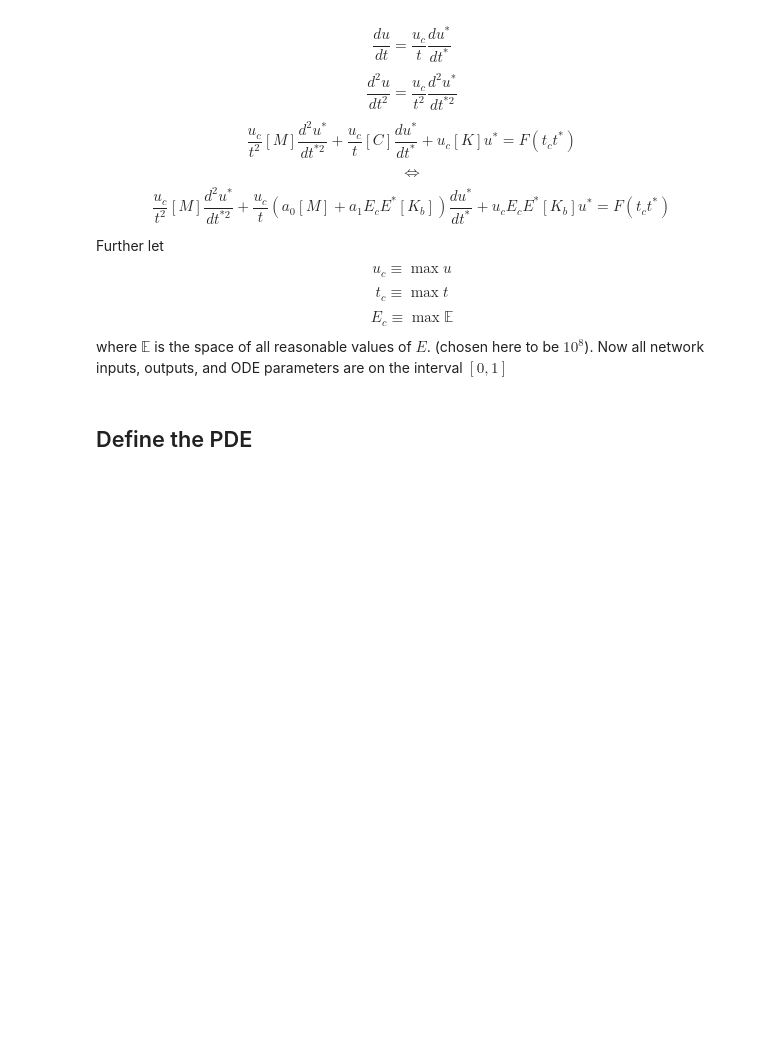
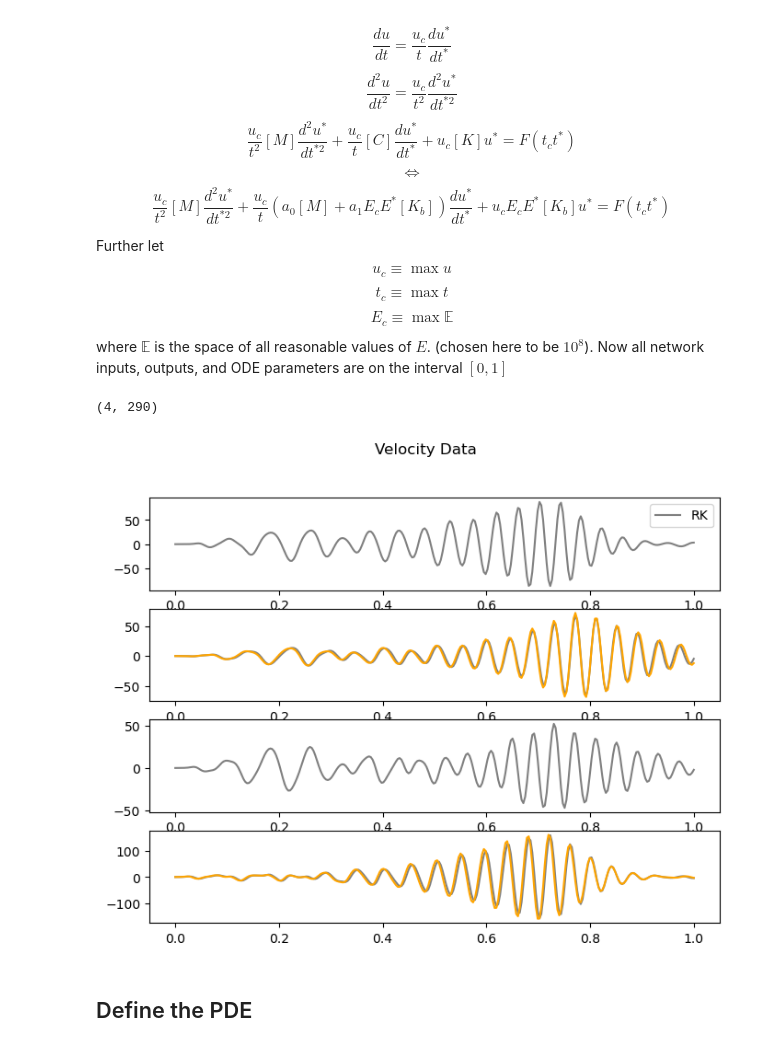
Before and after one commit to Gunnar703/pinn, a Jupyter notebook: analysis.ipynb, the cells around one changed output. Drawn from its saved outputs; the diff is of its cells as text; code cells hidden in the pictures; blank space fills up the shorter version.

```diff
--- a/analysis.ipynb
+++ b/analysis.ipynb
@@ -68,33 +73,67 @@ for name in data:
         data[name] /= U_MAX
     elif "Vel" in name:
         data[name] *= T_MAX / U_MAX
 
 # For convenience
 a0, a1 = data["Damp_param"]
 
 # Get Constant Tensors ready
 M = torch.Tensor(data["M"])
 Kb = torch.Tensor(data["k_basis"])
 
 
 # Define interpolation of F. Returns M x N_DIM tensor.
 def load(t: torch.Tensor):
     x = t * T_MAX
     xp = data["t"] * T_MAX
     fp = data["load"]
     if isinstance(t, torch.Tensor):
         x = x.detach().cpu().numpy().squeeze()
         f = np.interp(x, xp, fp)
         f = torch.Tensor(f)
         ret = torch.zeros(t.shape[0], 4)
         ret[:, 3] = f
         ret = ret.permute((1, 0))
     else:
         f = np.interp(x, xp, fp).squeeze()
         ret = np.zeros((t.shape[0], 4))
         ret[:, 3] = f
         ret = ret.T
     return ret * 1e3  # convert kN -> N
+
+
+def scipy_ode(y, t):
+    u = y[:4].reshape(-1, 1)
+    u_t = y[4:].reshape(-1, 1)
+
+    f = np.zeros((4, 1))
+    f = -load(np.array([t]))
+
+    u_tt = (
+        T_MAX**2 / U_MAX * np.linalg.inv(data["M"])
+        @ (f - U_MAX / T_MAX * data["C"] @ u_t - U_MAX * data["K"] @ u)
+    )
+    return np.hstack((u_t.squeeze(), u_tt.squeeze())).squeeze()
+
+
+u0 = np.zeros(8)
+sol = odeint(scipy_ode, u0, data["t"]).T[4:]
+print(sol.shape)
+fig, ax = plt.subplots(nrows=4, ncols=1, figsize=(8, 6))
+for dim in range(4):
+    axes = ax[dim]
+    axes.plot(data["t"], sol[dim], color="gray", label="RK")
+    if dim == 1:
+        axes.plot(data["t"], data["Vel_3_2D"], color="orange", label="Data")
+    elif dim == 3:
+        axes.plot(data["t"], data["Vel_4_2D"], color="orange", label="Data")
+    elif dim == 0:
+        axes.legend()
+fig.suptitle("Velocity Data")
+plt.savefig("media/training_data.png", bbox_inches="tight")
+# %% [output]
+(4, 290)
+[figure, added]
 # %% [markdown]
 ## Define the PDE
 # %%
```
Also changed, not shown: parts of 5 cells of this notebook, 16 other files.
